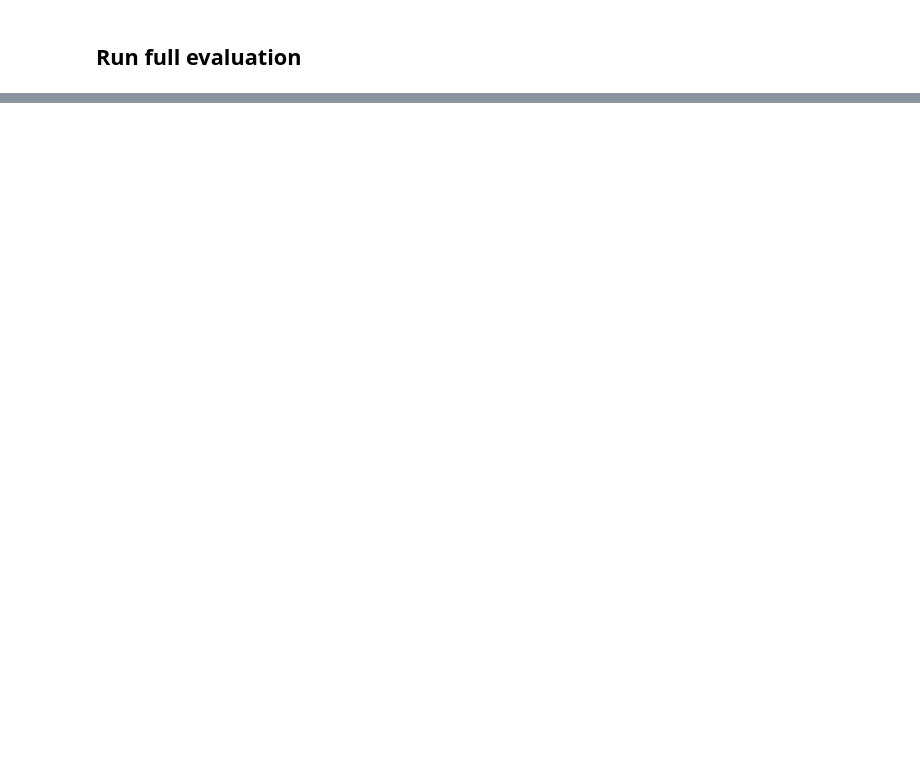
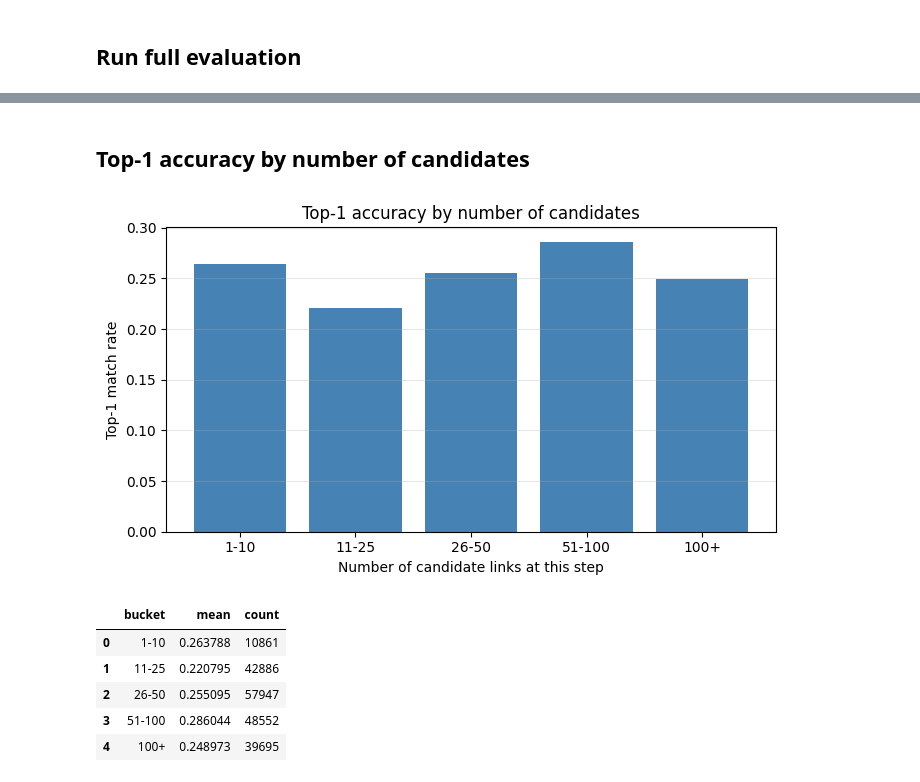
Before and after one commit to tschmuckley/CSCI_4022_Final_Project, a Jupyter notebook: jaccard.ipynb, the cells around one changed output, grey strips where cells are left out. Saved outputs shown, nothing was run; the diff lists cells and outputs as text; code cells hidden in the pictures; blank space fills up the shorter version.

```diff
--- a/jaccard.ipynb
+++ b/jaccard.ipynb
@@ -290,0 +455,34 @@ Average actual rank: 23.41
+# %% [markdown]
+## Top-1 accuracy by number of candidates
+# %%
+candidate_bins = pd.cut(
+    jaccard_eval["num_candidates"],
+    bins=[0, 10, 25, 50, 100, jaccard_eval["num_candidates"].max() + 1],
+    labels=["1-10", "11-25", "26-50", "51-100", "100+"],
+)
+by_candidates = (
+    jaccard_eval.assign(bucket=candidate_bins)
+    .groupby("bucket", observed=True)["correct"]
+    .agg(["mean", "count"])
+    .reset_index()
+)
+
+fig, ax = plt.subplots(figsize=(7, 4))
+ax.bar(by_candidates["bucket"].astype(str), by_candidates["mean"], color="steelblue")
+ax.set_xlabel("Number of candidate links at this step")
+ax.set_ylabel("Top-1 match rate")
+ax.set_title("Top-1 accuracy by number of candidates")
+ax.grid(True, alpha=0.3, axis="y")
+fig.tight_layout()
+fig.savefig("top1_by_num_candidates.png", dpi=150)
+plt.show()
+
+by_candidates
+# %% [output]
+[figure, added]
+|  | bucket | mean | count |
+| 0 | 1-10 | 0.263788 | 10861 |
+| 1 | 11-25 | 0.220795 | 42886 |
+| 2 | 26-50 | 0.255095 | 57947 |
+| 3 | 51-100 | 0.286044 | 48552 |
+| 4 | 100+ | 0.248973 | 39695 |
```
Also changed, not shown: parts of 11 cells of this notebook, 4 other files.
